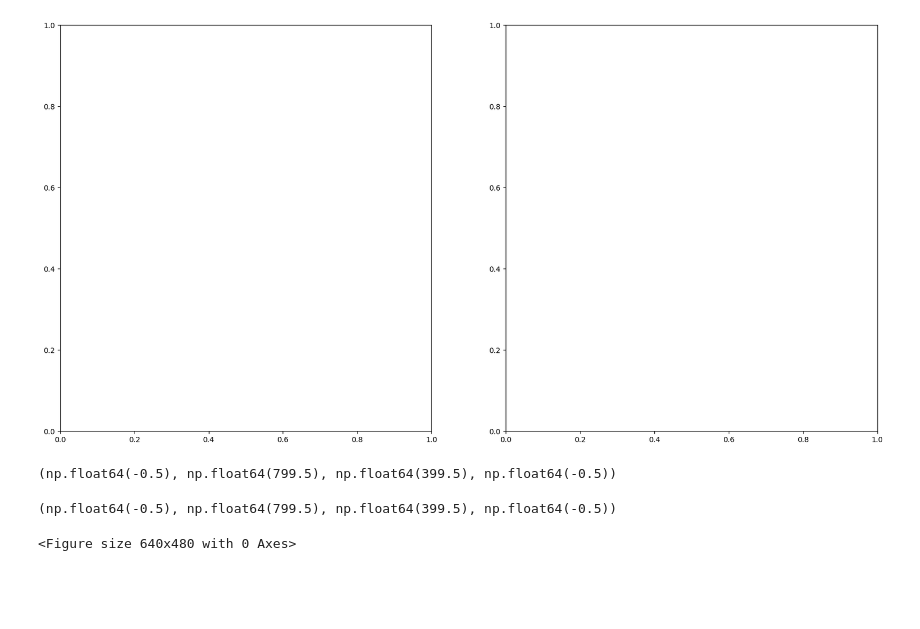
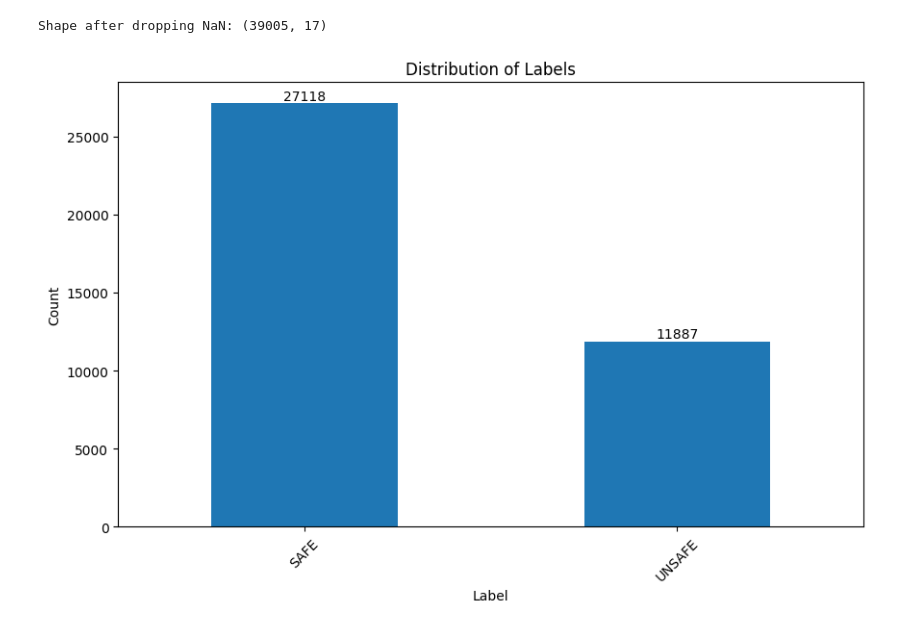
Before and after one commit to lemonmelonn/devanasokan_fyp, a Jupyter notebook: 04_data_exploration/plots.ipynb, the cells around one changed output. Saved outputs shown, nothing was run; the diff lists cells and outputs as text; code cells hidden in the pictures; blank space fills up the shorter version.

```diff
--- a/04_data_exploration/plots.ipynb
+++ b/04_data_exploration/plots.ipynb
@@ -5,6 +7,6 @@ import matplotlib.pyplot as plt
 from wordcloud import WordCloud
 # %%
 # Load dataset
-df = pd.read_csv("C:/Users/User/Documents/devanasokan_fyp/lyrics_tokens.csv", encoding='utf-8-sig')
+df = pd.read_csv("C:/Users/User/Documents/devanasokan_fyp/preparation/tokenverses.csv", encoding='utf-8-sig')
 print("Initial shape:", df.shape)
 # %% [output]
@@ -14,32 +14,21 @@ Initial shape: (46525, 40)
-# %%
-# 1. Prepare data for Category A and Category B
-# Assuming 'category_col' is your grouping column and 'tokens' is the list of words
-text_cat1 = " ".join([" ".join(tokens) for tokens in df[df['explicit'] == 0]['tokens']])
-text_cat2 = " ".join([" ".join(tokens) for tokens in df[df['explicit'] == 1]['tokens']])
-
-# 2. Configure the Plotting Area
-fig, axes = plt.subplots(1, 2, figsize=(20, 10))
-# %% [output]
-[figure, removed]
-# %%
-# 3. Generate Word Cloud for Category A
-wc1 = WordCloud(width=800, height=400, background_color='white').generate(text_cat1)
-axes[0].imshow(wc1, interpolation='bilinear')
-axes[0].set_title('Category A: Dominant Lexemes', fontsize=20)
-axes[0].axis('off')
-# %% [output]
-(np.float64(-0.5), np.float64(799.5), np.float64(399.5), np.float64(-0.5))
-# %%
-# 4. Generate Word Cloud for Category B
-wc2 = WordCloud(width=800, height=400, background_color='white').generate(text_cat2)
-axes[1].imshow(wc2, interpolation='bilinear')
-axes[1].set_title('Category B: Dominant Lexemes', fontsize=20)
-axes[1].axis('off')
-# %% [output]
-(np.float64(-0.5), np.float64(799.5), np.float64(399.5), np.float64(-0.5))
-# %%
-# Save plot?
-plt.tight_layout()
-plt.savefig('comparative_wordcloud.png')
-# %% [output]
-<Figure size 640x480 with 0 Axes>
+# %%
+df = df.dropna(subset=["tokens"])
+print("Shape after dropping NaN:", df.shape)
+# %% [output]
+Shape after dropping NaN: (39005, 17)
+# %%
+# Distribution of labels
+label_counts = df['label'].value_counts()
+plt.figure(figsize=(10, 6))
+label_counts.plot(kind='bar')
+plt.title('Distribution of Labels')
+plt.xlabel('Label')
+plt.ylabel('Count')
+plt.xticks(rotation=45)
+
+for i, value in enumerate(label_counts):
+    plt.text(i, value, str(value), ha='center', va='bottom')
+
+plt.show()
+# %% [output]
+[figure, added]
```
Also changed, not shown: parts of 14 cells of this notebook, 11 other files.
